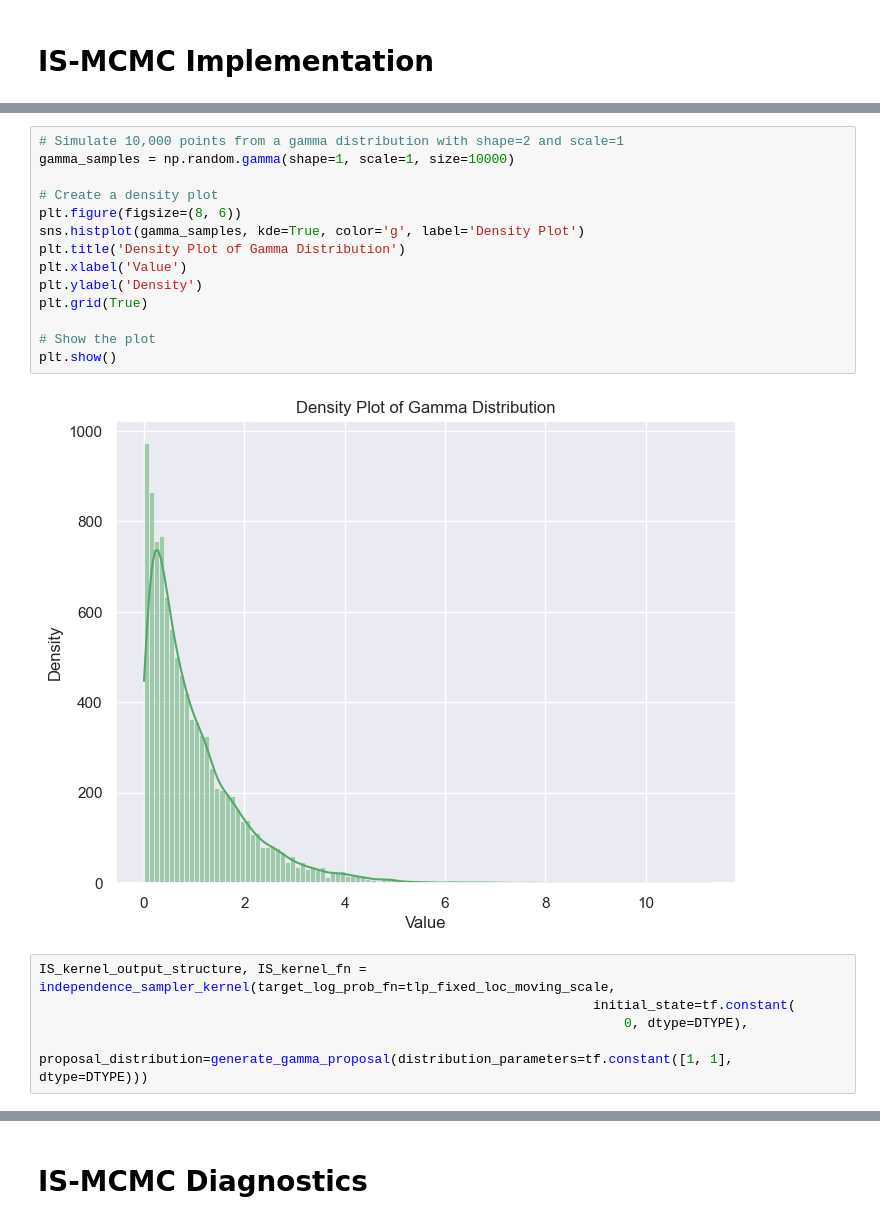
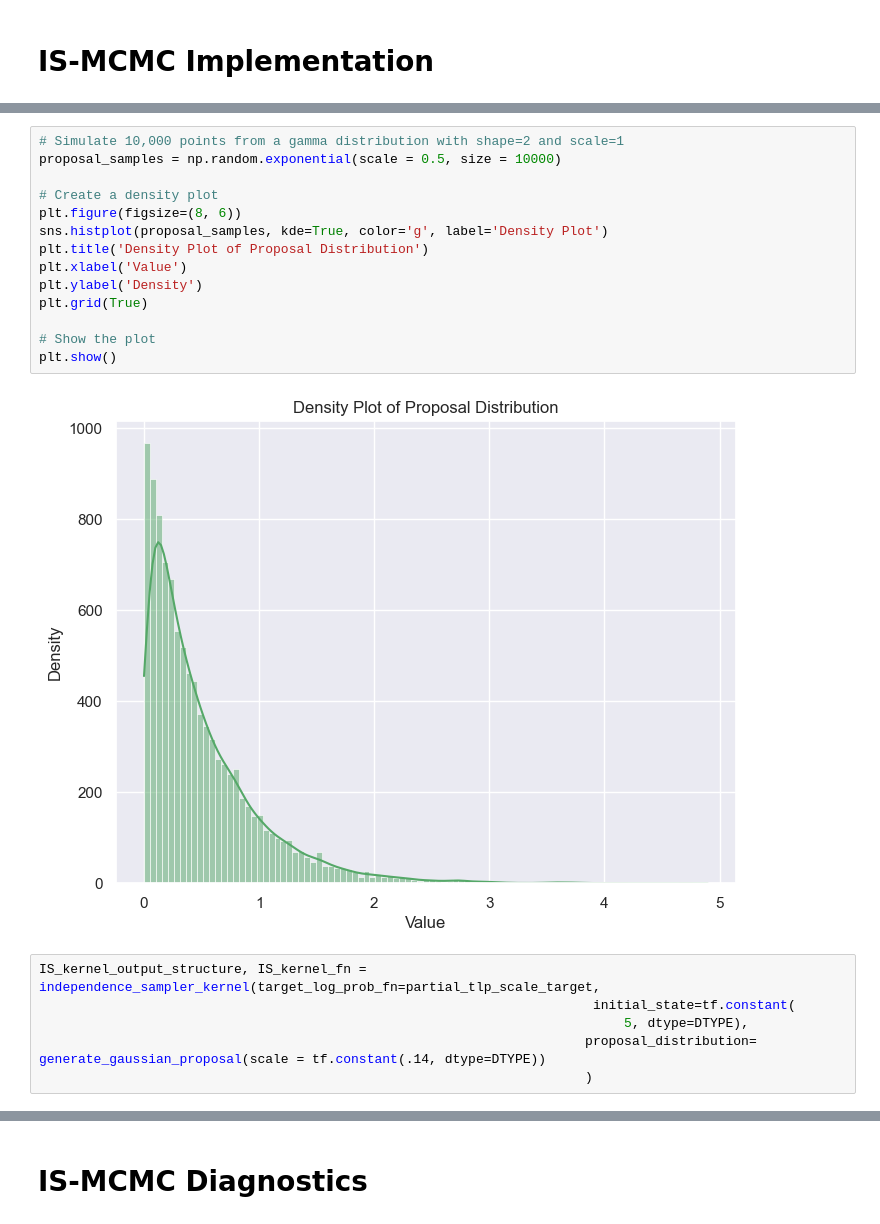
Before and after one commit to A-Morariu/hpai_project, a Jupyter notebook: toy_gaussian_example.ipynb, the cells around one changed output, grey strips where cells are left out. Saved outputs shown, nothing was run; the diff lists cells and outputs as text.

Commit message:
chained kernel attempt 1

```diff
--- a/toy_gaussian_example.ipynb
+++ b/toy_gaussian_example.ipynb
@@ -617,21 +797,22 @@ pd.DataFrame(chains, columns= ['Value']).describe()
 # %%
 # Simulate 10,000 points from a gamma distribution with shape=2 and scale=1
-gamma_samples = np.random.gamma(shape=1, scale=1, size=10000)
+proposal_samples = np.random.exponential(scale = 0.5, size = 10000)
 
 # Create a density plot
 plt.figure(figsize=(8, 6))
-sns.histplot(gamma_samples, kde=True, color='g', label='Density Plot')
-plt.title('Density Plot of Gamma Distribution')
+sns.histplot(proposal_samples, kde=True, color='g', label='Density Plot')
+plt.title('Density Plot of Proposal Distribution')
 plt.xlabel('Value')
 plt.ylabel('Density')
 plt.grid(True)
 
 # Show the plot
 plt.show()
 # %% [output]
-[figure, old version]
+[figure, new version]
 # %%
-IS_kernel_output_structure, IS_kernel_fn = independence_sampler_kernel(target_log_prob_fn=tlp_fixed_loc_moving_scale,
+IS_kernel_output_structure, IS_kernel_fn = independence_sampler_kernel(target_log_prob_fn=partial_tlp_scale_target,
                                                                        initial_state=tf.constant(
-                                                                           0, dtype=DTYPE),
-                                                                       proposal_distribution=generate_gamma_proposal(distribution_parameters=tf.constant([1, 1], dtype=DTYPE)))
+                                                                           5, dtype=DTYPE),
+                                                                      proposal_distribution= generate_gaussian_proposal(scale = tf.constant(.14, dtype=DTYPE))
+                                                                      )
```
Also changed, not shown: parts of 50 cells of this notebook.
